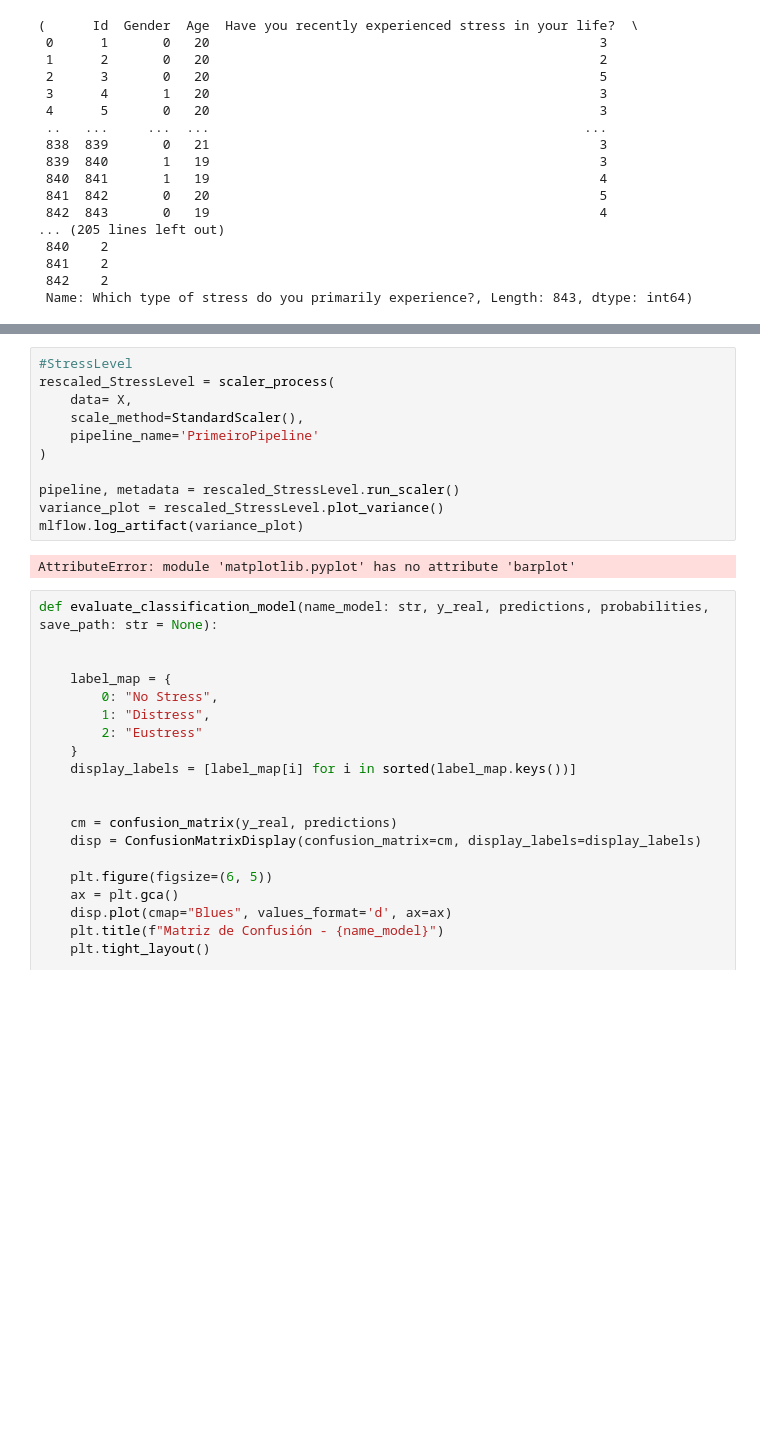
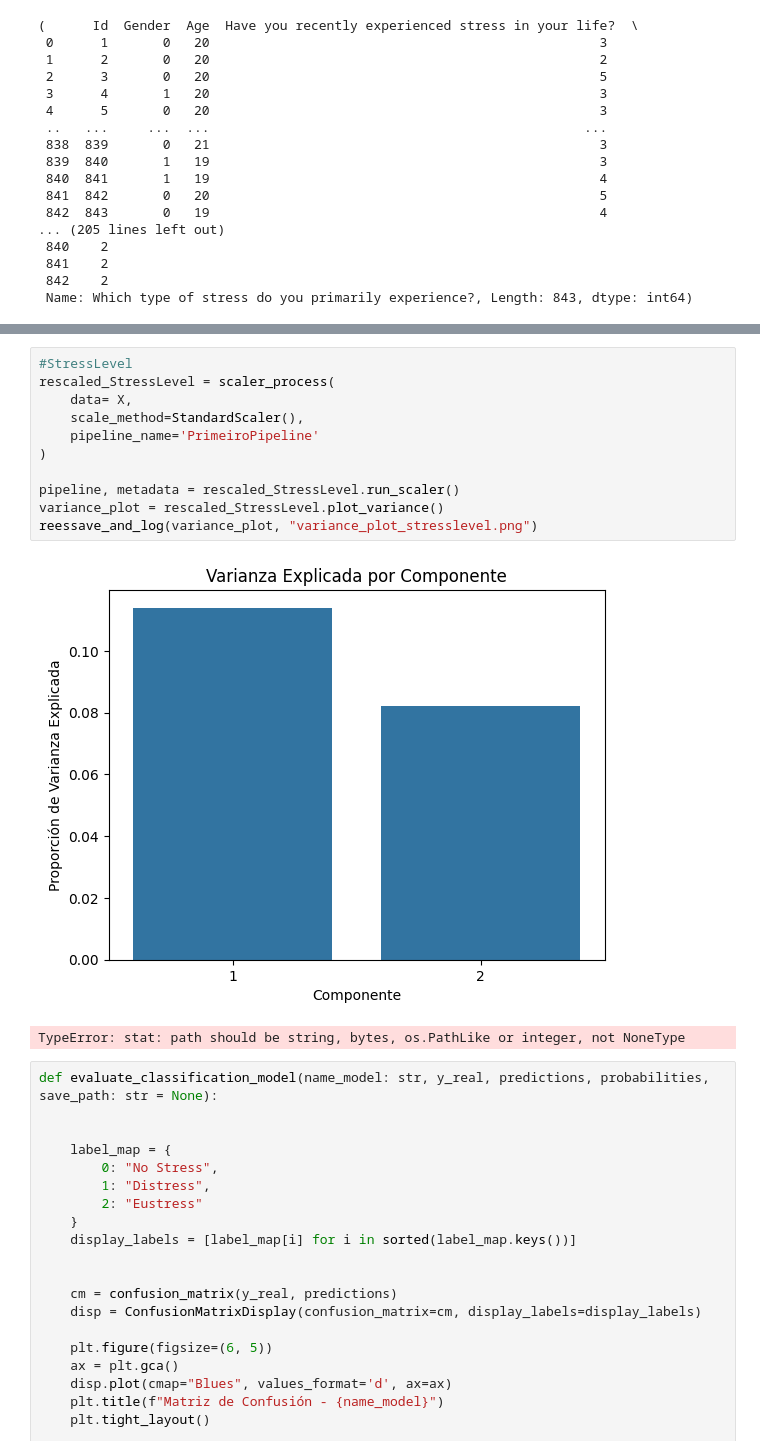
Before and after one commit to Marquinhos9873/mle3, a Jupyter notebook: notebooks/Clasificacion HPM.ipynb, the cells around one changed output, grey strips where cells are left out. Cells and saved outputs as stored; diff of their text form; blank space fills up the shorter version.

```diff
--- a/notebooks/Clasificacion HPM.ipynb
+++ b/notebooks/Clasificacion HPM.ipynb
@@ -286,16 +286,17 @@ logger.info(f"Datos de test: {y_test.shape}")
 # %%
 #StressLevel
 rescaled_StressLevel = scaler_process(
     data= X,
     scale_method=StandardScaler(),
     pipeline_name='PrimeiroPipeline'
 )
 
 pipeline, metadata = rescaled_StressLevel.run_scaler()
 variance_plot = rescaled_StressLevel.plot_variance()
-mlflow.log_artifact(variance_plot)
+reessave_and_log(variance_plot, "variance_plot_stresslevel.png")
 # %% [output]
+[figure, added]
-AttributeError: module 'matplotlib.pyplot' has no attribute 'barplot'
+TypeError: stat: path should be string, bytes, os.PathLike or integer, not NoneType
 # %%
 def evaluate_classification_model(name_model: str, y_real, predictions, probabilities, save_path: str = None):
 
```
Also changed, not shown: parts of 10 cells of this notebook, 10 other files.
